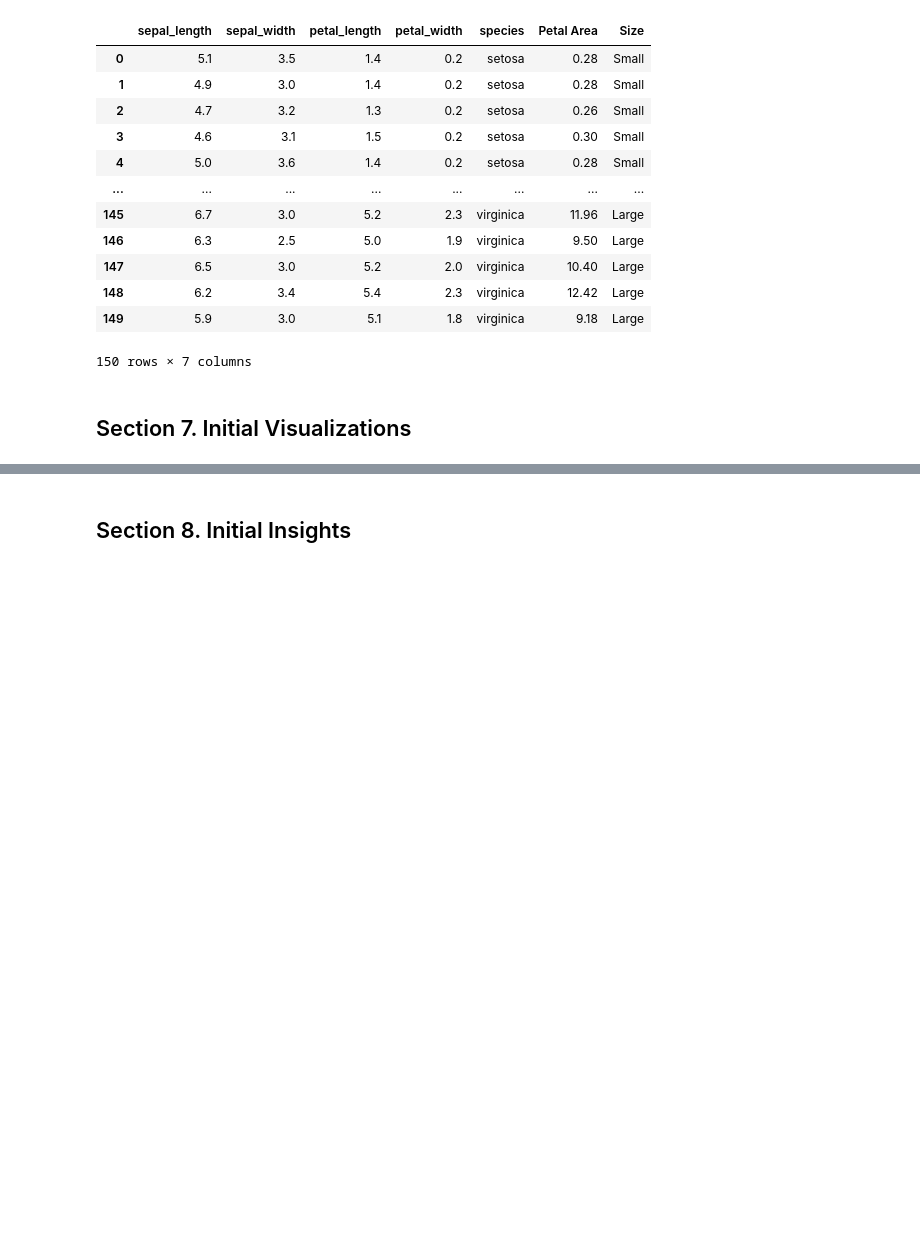
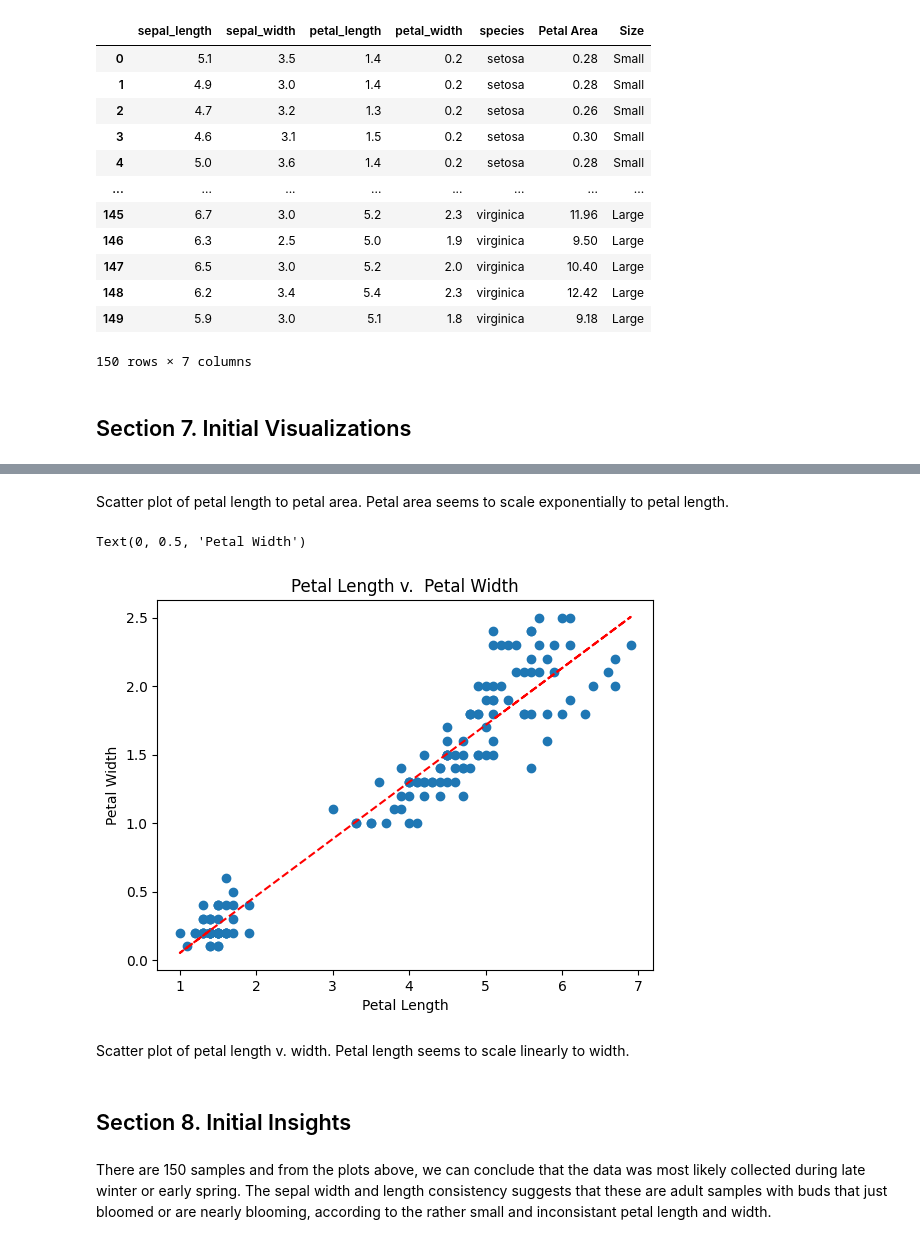
Before and after one commit to crsellinger/datafun-04-eda, a Jupyter notebook: main.ipynb, the cells around one changed output, grey strips where cells are left out. Cells and saved outputs as stored; diff of their text form; code cells hidden in the pictures; blank space fills up the shorter version.

```diff
--- a/main.ipynb
+++ b/main.ipynb
@@ -132,2 +153,24 @@ mp.scatter(x=df["sepal_length"], y=df["Petal Area"])
+# %% [markdown]
+Scatter plot of petal length to petal area. Petal area seems to scale exponentially to petal length.
+# %%
+x1 = df["petal_length"]
+y1 = df["petal_width"]
+mp.scatter(x1, y1)
+
+# trendline
+z = np.polyfit(x1, y1, 1)
+p = np.poly1d(z)
+mp.plot(x, p(x), "r--")
+
+mp.title("Petal Length v.  Petal Width")
+mp.xlabel("Petal Length")
+mp.ylabel("Petal Width")
+# %% [output]
+Text(0, 0.5, 'Petal Width')
+[figure, added]
+# %% [markdown]
+Scatter plot of petal length v. width. Petal length seems to scale linearly to width.
 # %% [markdown]
 ## Section 8. Initial Insights
+# %% [markdown]
+There are 150 samples and from the plots above, we can conclude that the data was most likely collected during late winter or early spring. The sepal width and length consistency suggests that these are adult samples with buds that just bloomed or are nearly blooming, according to the rather small and inconsistant petal length and width.
```
Also changed, not shown: parts of 11 cells of this notebook, 1 other file.
